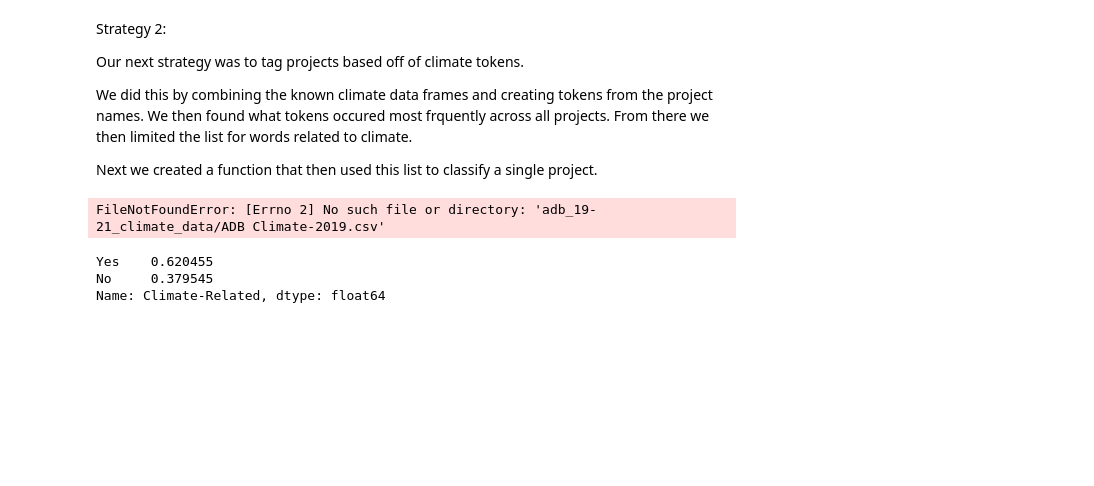
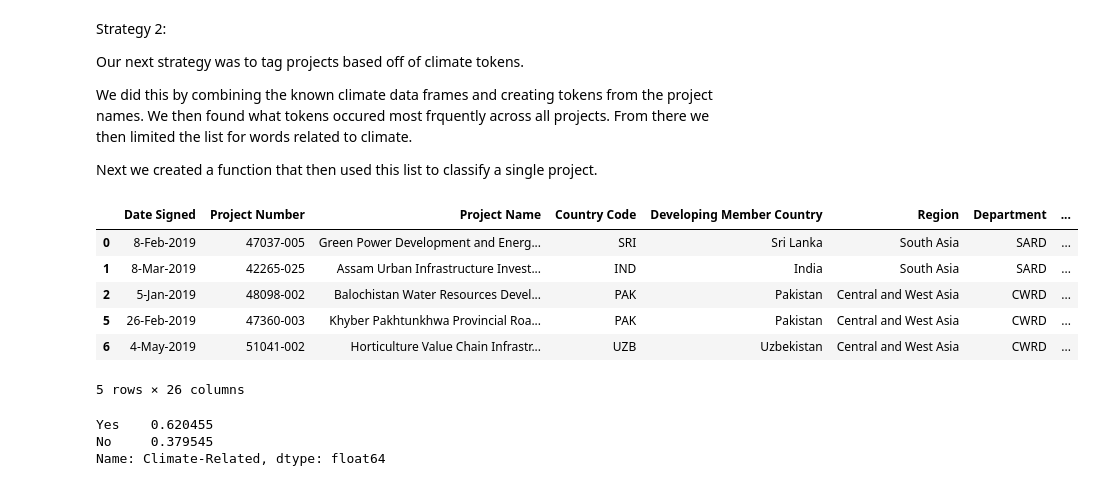
Before and after one commit to uchicago-2023-capp30122/30122-project-climate_change_is_not_a_joke, a Jupyter notebook: climate_tag_exploration.ipynb, the cells around one changed output. Drawn from its saved outputs; the diff is of its cells as text; code cells hidden in the pictures; blank space fills up the shorter version.

```diff
--- a/climate_tag_exploration.ipynb
+++ b/climate_tag_exploration.ipynb
@@ -227,34 +229,77 @@ def add_climate_tag(df):
     Input:
         df(pandas data frame): data frame
 
     Return:
         data frame
     """
 
     sp = spacy.load("en_core_web_lg")
     tag = pd.read_csv('data/raw/adb_19-21_climate_data/climate_tag_words.csv')
 
     print(tag)
 
     for index, row in df.iterrows():
 
         doc = sp(row['Project Name'])
         words = [token.text for token in doc if not token.is_stop and not token.is_punct and not token.like_num]
         for word in words:
             if word == '2)-' or word == '1)-':
                 continue
             if tag["Tag"].str.contains(word).any():
                 df.loc[index,['Climate-Related']] = 'Yes'
                 break
             else:
                 df.loc[index,['Climate-Related']] = 'No'
     return df
 
 
 climate_tag = Cleaner.merg_climate_df()
+
+
+def add_climate_tag(climate_tag):
+
+    """
+    Creates new column and determines if project is climate realted based off
+    of list of Tag words
+
+    Input:
+        df(pandas data frame): data frame
+
+    Return:
+        data frame
+    """
+
+    sp = spacy.load("en_core_web_lg")
+    tag = pd.read_csv('project_tracker/data/raw/adb_19-21_climate_data/climate_tag_words.csv')
+
+    for index, row in climate_tag.iterrows():
+
+        doc = sp(row['Project Name'])
+        words = [token.text for token in doc if not token.is_stop and not token.is_punct and not token.like_num]
+        for word in words:
+            if word == '2)-' or word == '1)-':
+                continue
+            if tag["Tag"].str.contains(word).any():
+                climate_tag.loc[index,['Climate-Related']] = 'Yes'
+                break
+            else:
+                climate_tag.loc[index,['Climate-Related']] = 'No'
+    return climate_tag
+
+
 climate_tag = add_climate_tag(climate_tag)
+
+
+
+climate_tag.head()
 # %% [output]
+|  | Date Signed | Project Number | Project Name | Country Code | Developing Member Country | Region | Department | ... |
+| 0 | 8-Feb-2019 | 47037-005 | Green Power Development and Energ... | SRI | Sri Lanka | South Asia | SARD | ... |
+| 1 | 8-Mar-2019 | 42265-025 | Assam Urban Infrastructure Invest... | IND | India | South Asia | SARD | ... |
+| 2 | 5-Jan-2019 | 48098-002 | Balochistan Water Resources Devel... | PAK | Pakistan | Central and West Asia | CWRD | ... |
+| 5 | 26-Feb-2019 | 47360-003 | Khyber Pakhtunkhwa Provincial Roa... | PAK | Pakistan | Central and West Asia | CWRD | ... |
+| 6 | 4-May-2019 | 51041-002 | Horticulture Value Chain Infrastr... | UZB | Uzbekistan | Central and West Asia | CWRD | ... |
-FileNotFoundError: [Errno 2] No such file or directory: 'adb_19-21_climate_data/ADB Climate-2019.csv'
+5 rows × 26 columns
 # %%
 climate_tag['Climate-Related'].value_counts(1)
 # %% [output]
```
Also changed, not shown: parts of 1 cell of this notebook, 2 other files.
